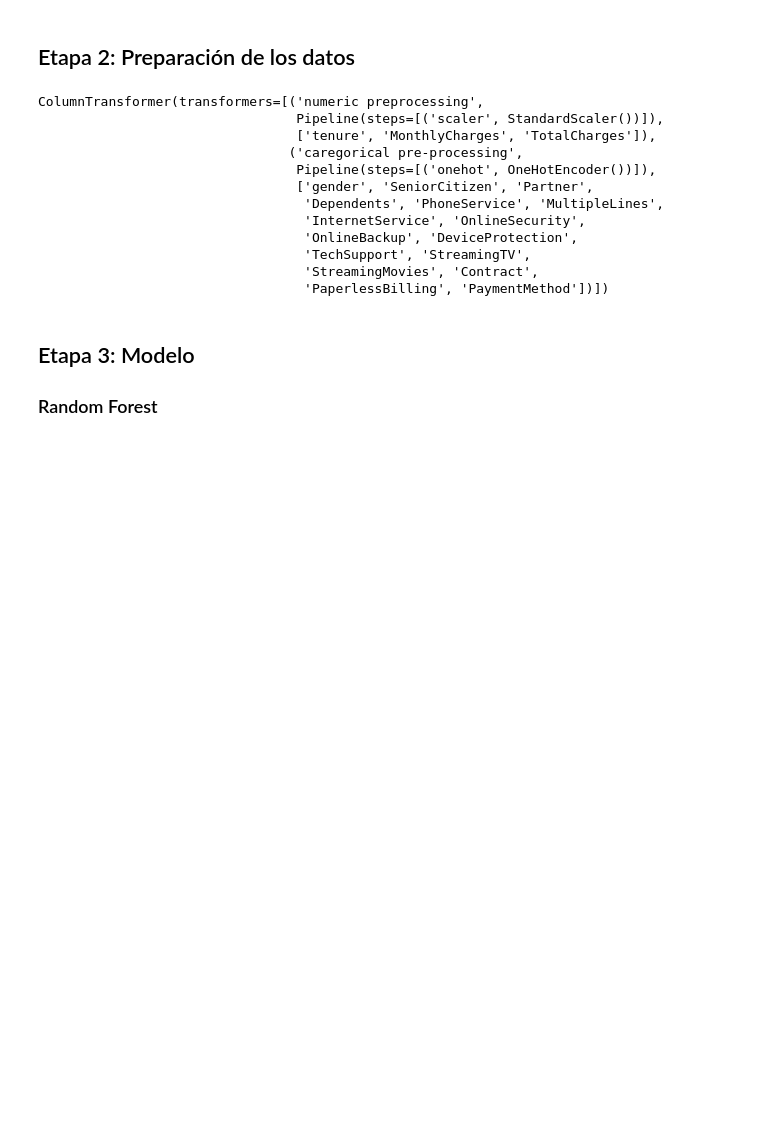
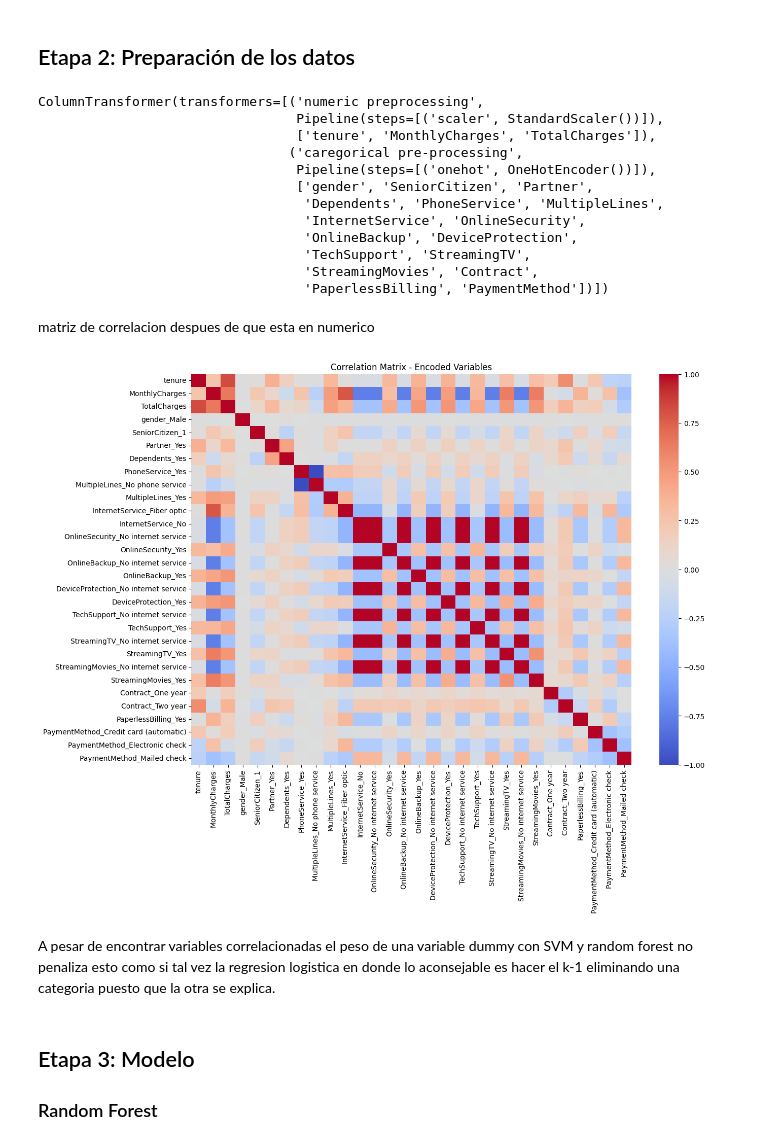
Before and after one commit to Rick2898/Machine_Learning_classification, a Jupyter notebook: main_copy.ipynb, the cells around one changed output. Cells and saved outputs as stored; diff of their text form; code cells hidden in the pictures; blank space fills up the shorter version.

```diff
--- a/main_copy.ipynb
+++ b/main_copy.ipynb
@@ -199,6 +198,20 @@ ColumnTransformer(transformers=[('numeric preprocessing',
                                   'TechSupport', 'StreamingTV',
                                   'StreamingMovies', 'Contract',
                                   'PaperlessBilling', 'PaymentMethod'])])
+# %% [markdown]
+matriz de correlacion despues de que esta en numerico
+# %%
+X_encoded = pd.get_dummies(X, drop_first=True)
+
+corr_matrix = X_encoded.corr()
+plt.figure(figsize=(14,10))
+sns.heatmap(corr_matrix, cmap="coolwarm", center=0)
+plt.title("Correlation Matrix - Encoded Variables")
+plt.show()
+# %% [output]
+[figure, added]
+# %% [markdown]
+A pesar de encontrar variables correlacionadas el peso de una variable dummy con SVM y random forest no penaliza esto como si tal vez la regresion logistica en donde lo aconsejable es hacer el k-1 eliminando una categoria puesto que la otra se explica.
 # %% [markdown]
 ## Etapa 3: Modelo
 ### Random Forest
```
Also changed, not shown: parts of 22 cells of this notebook.
